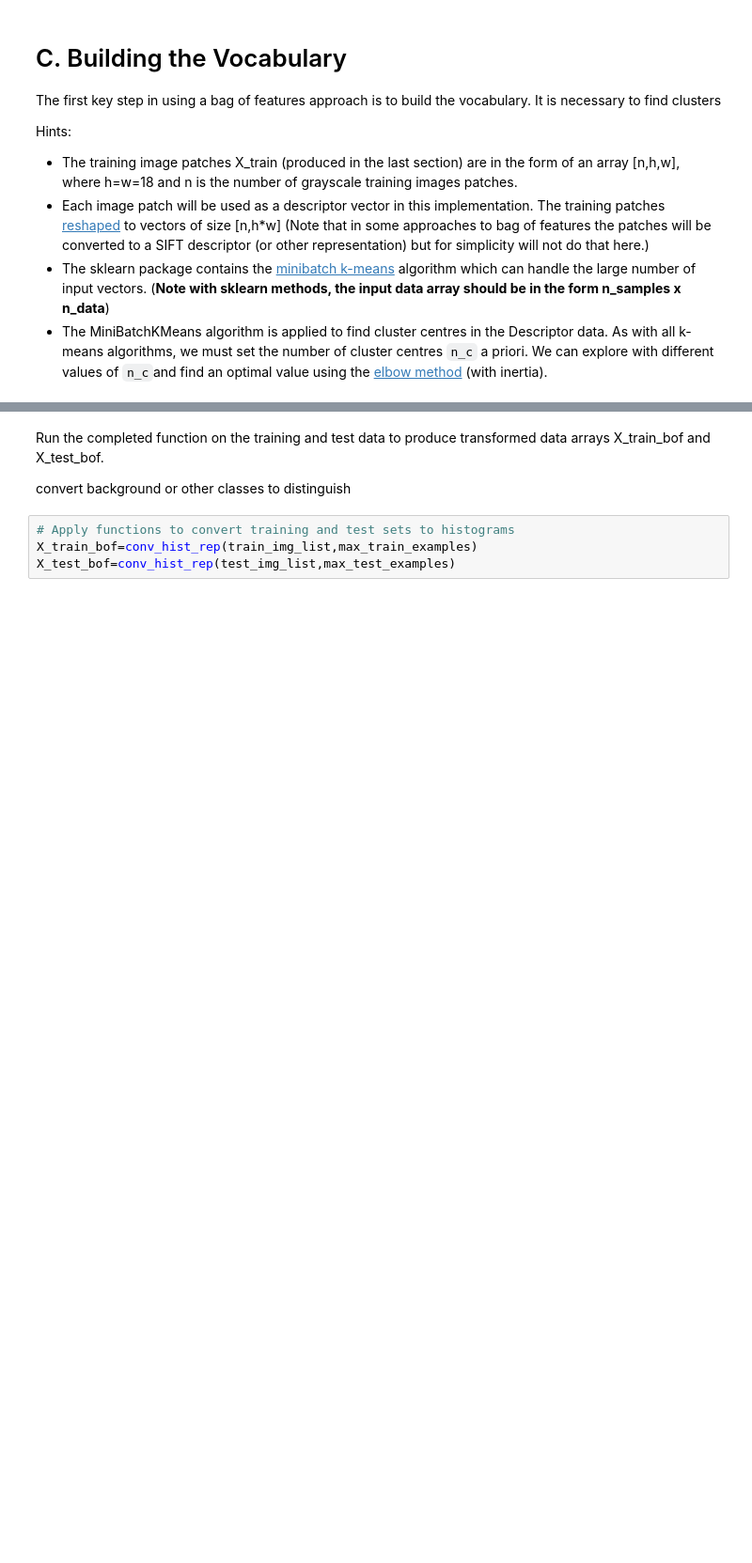
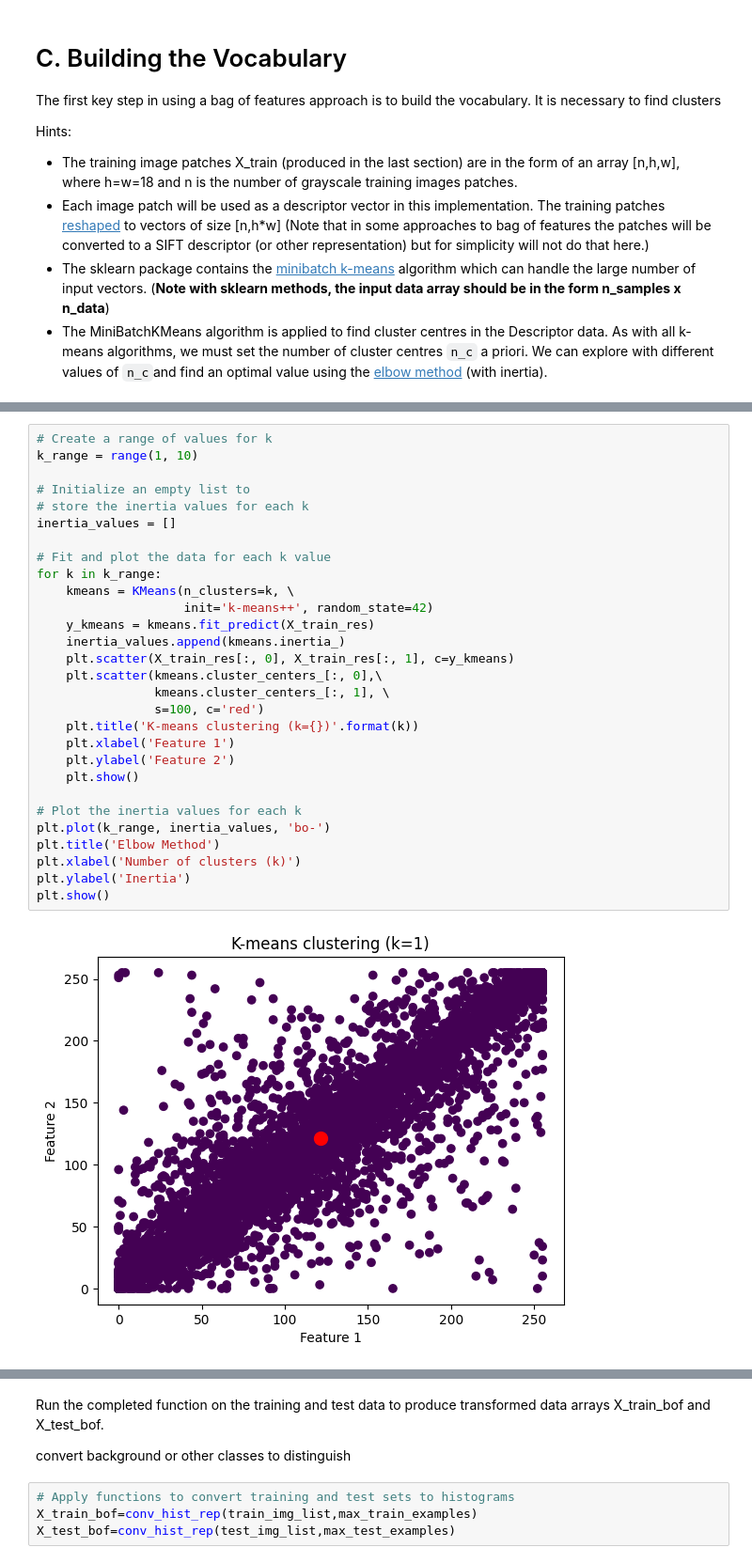
Before and after one commit to sprince0031/UL_Masters, a Jupyter notebook: SEM_1/CE6021-Machine_Vision/Lab_9_BoF.ipynb, the cells around one changed output, grey strips where cells are left out. Shown at 94% size. Cells and saved outputs as stored; diff of their text form; blank space fills up the shorter version.

```diff
--- a/SEM_1/CE6021-Machine_Vision/Lab_9_BoF.ipynb
+++ b/SEM_1/CE6021-Machine_Vision/Lab_9_BoF.ipynb
@@ -292,0 +319,31 @@ Hints:
+# %%
+# Create a range of values for k
+k_range = range(1, 10)
+
+# Initialize an empty list to
+# store the inertia values for each k
+inertia_values = []
+
+# Fit and plot the data for each k value
+for k in k_range:
+    kmeans = KMeans(n_clusters=k, \
+                    init='k-means++', random_state=42)
+    y_kmeans = kmeans.fit_predict(X_train_res)
+    inertia_values.append(kmeans.inertia_)
+    plt.scatter(X_train_res[:, 0], X_train_res[:, 1], c=y_kmeans)
+    plt.scatter(kmeans.cluster_centers_[:, 0],\
+                kmeans.cluster_centers_[:, 1], \
+                s=100, c='red')
+    plt.title('K-means clustering (k={})'.format(k))
+    plt.xlabel('Feature 1')
+    plt.ylabel('Feature 2')
+    plt.show()
+
+# Plot the inertia values for each k
+plt.plot(k_range, inertia_values, 'bo-')
+plt.title('Elbow Method')
+plt.xlabel('Number of clusters (k)')
+plt.ylabel('Inertia')
+plt.show()
+# %% [output]
+[figure, added]
```
Also changed, not shown: parts of 20 cells of this notebook.
